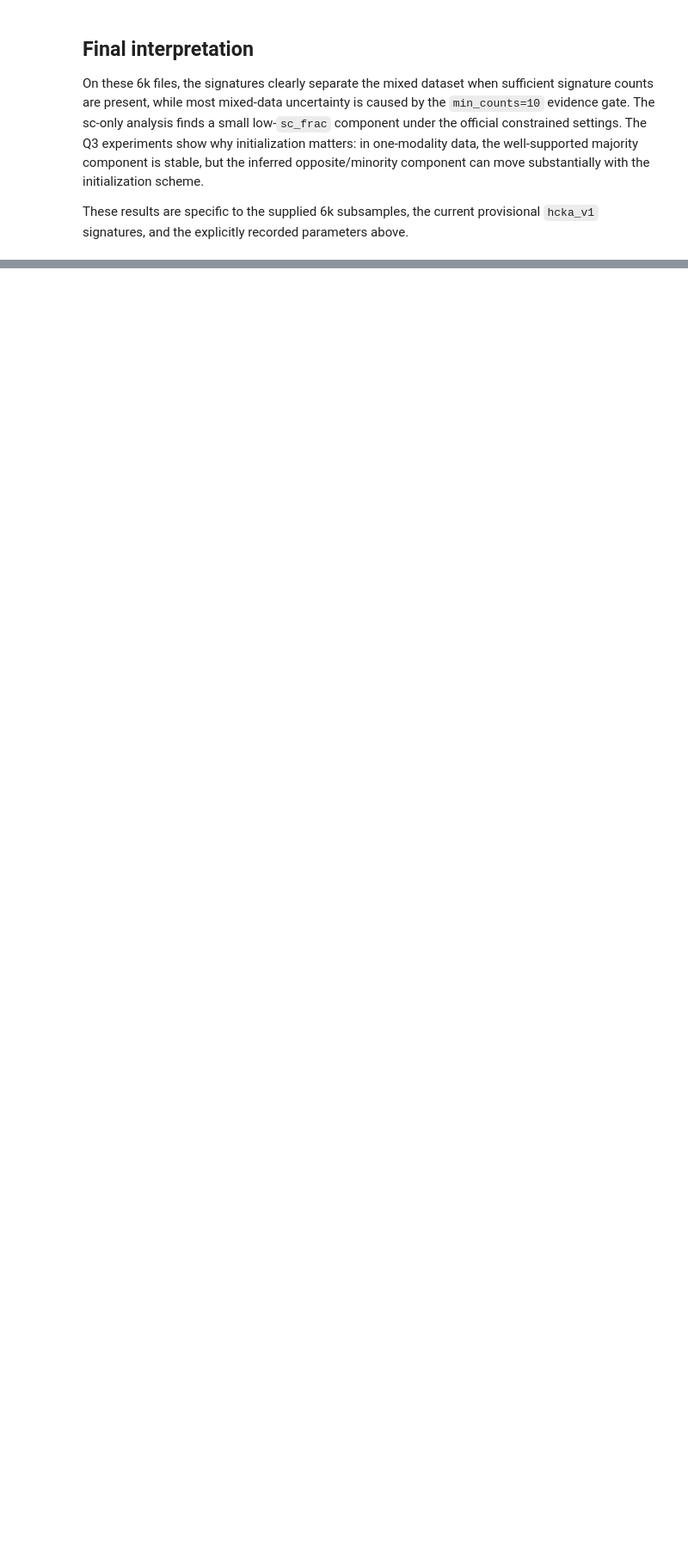
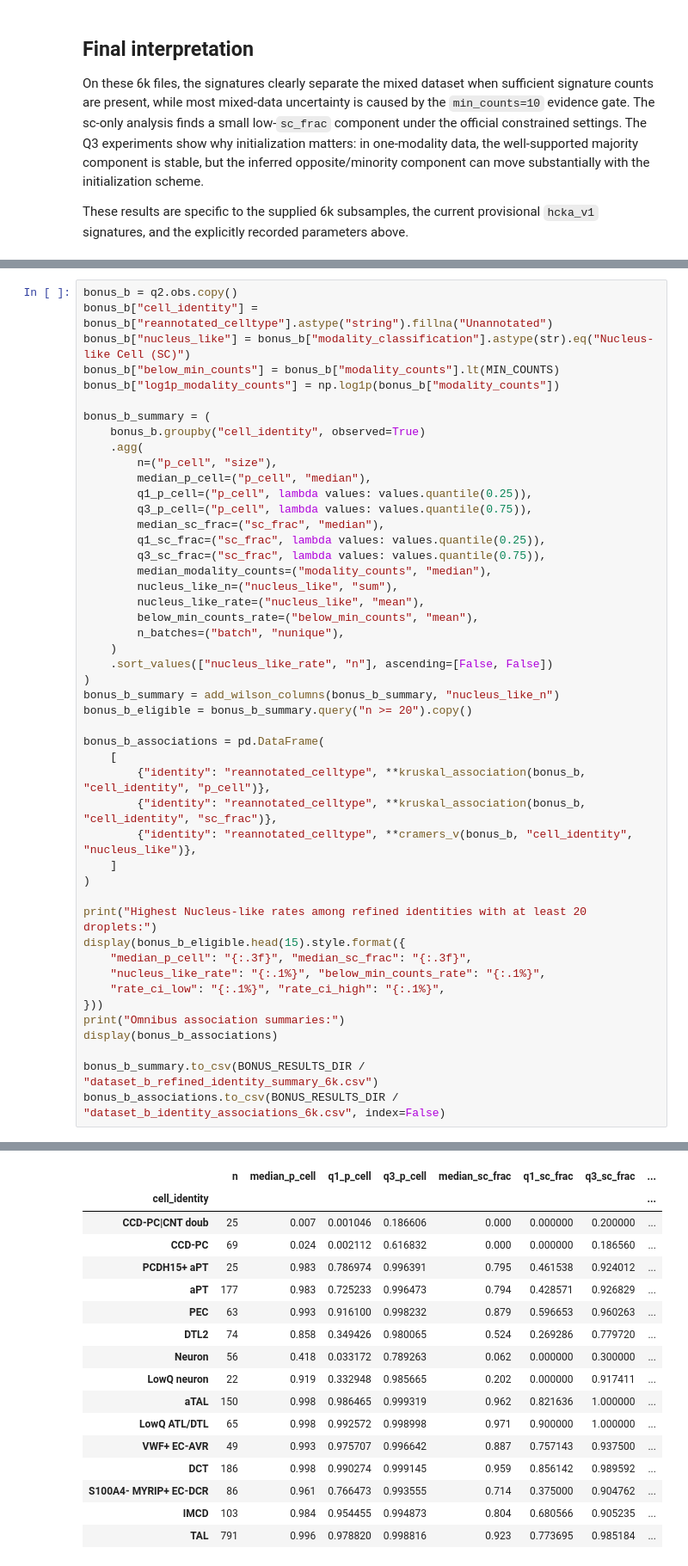
Before and after one commit to UnknownCreature0086/CellorNuc, a Jupyter notebook: notebook/CellorNuc_quiz_6k.ipynb, the cells around one changed output, grey strips where cells are left out. Shown at 86% size. Drawn from its saved outputs; the diff is of its cells as text; blank space fills up the shorter version.

```diff
--- a/notebook/CellorNuc_quiz_6k.ipynb
+++ b/notebook/CellorNuc_quiz_6k.ipynb
@@ -807,0 +913,48 @@ These results are specific to the supplied 6k subsamples, the current provisiona
+# %%
+bonus_b = q2.obs.copy()
+bonus_b["cell_identity"] = bonus_b["reannotated_celltype"].astype("string").fillna("Unannotated")
+bonus_b["nucleus_like"] = bonus_b["modality_classification"].astype(str).eq("Nucleus-like Cell (SC)")
+bonus_b["below_min_counts"] = bonus_b["modality_counts"].lt(MIN_COUNTS)
+bonus_b["log1p_modality_counts"] = np.log1p(bonus_b["modality_counts"])
+
+bonus_b_summary = (
+    bonus_b.groupby("cell_identity", observed=True)
+    .agg(
+        n=("p_cell", "size"),
+        median_p_cell=("p_cell", "median"),
+        q1_p_cell=("p_cell", lambda values: values.quantile(0.25)),
+        q3_p_cell=("p_cell", lambda values: values.quantile(0.75)),
+        median_sc_frac=("sc_frac", "median"),
+        q1_sc_frac=("sc_frac", lambda values: values.quantile(0.25)),
+        q3_sc_frac=("sc_frac", lambda values: values.quantile(0.75)),
+        median_modality_counts=("modality_counts", "median"),
+        nucleus_like_n=("nucleus_like", "sum"),
+        nucleus_like_rate=("nucleus_like", "mean"),
+        below_min_counts_rate=("below_min_counts", "mean"),
+        n_batches=("batch", "nunique"),
+    )
+    .sort_values(["nucleus_like_rate", "n"], ascending=[False, False])
+)
+bonus_b_summary = add_wilson_columns(bonus_b_summary, "nucleus_like_n")
+bonus_b_eligible = bonus_b_summary.query("n >= 20").copy()
+
+bonus_b_associations = pd.DataFrame(
+    [
+        {"identity": "reannotated_celltype", **kruskal_association(bonus_b, "cell_identity", "p_cell")},
+        {"identity": "reannotated_celltype", **kruskal_association(bonus_b, "cell_identity", "sc_frac")},
+        {"identity": "reannotated_celltype", **cramers_v(bonus_b, "cell_identity", "nucleus_like")},
+    ]
+)
+
+print("Highest Nucleus-like rates among refined identities with at least 20 droplets:")
+display(bonus_b_eligible.head(15).style.format({
+    "median_p_cell": "{:.3f}", "median_sc_frac": "{:.3f}",
+    "nucleus_like_rate": "{:.1%}", "below_min_counts_rate": "{:.1%}",
+    "rate_ci_low": "{:.1%}", "rate_ci_high": "{:.1%}",
+}))
+print("Omnibus association summaries:")
+display(bonus_b_associations)
+
+bonus_b_summary.to_csv(BONUS_RESULTS_DIR / "dataset_b_refined_identity_summary_6k.csv")
+bonus_b_associations.to_csv(BONUS_RESULTS_DIR / "dataset_b_identity_associations_6k.csv", index=False)
+# %% [output]
@@ -807,0 +962,17 @@ These results are specific to the supplied 6k subsamples, the current provisiona
+|  | n | median_p_cell | q1_p_cell | q3_p_cell | median_sc_frac | q1_sc_frac | q3_sc_frac | ... |
+| cell_identity |  |  |  |  |  |  |  | ... |
+| CCD-PC|CNT doub | 25 | 0.007 | 0.001046 | 0.186606 | 0.000 | 0.000000 | 0.200000 | ... |
+| CCD-PC | 69 | 0.024 | 0.002112 | 0.616832 | 0.000 | 0.000000 | 0.186560 | ... |
+| PCDH15+ aPT | 25 | 0.983 | 0.786974 | 0.996391 | 0.795 | 0.461538 | 0.924012 | ... |
+| aPT | 177 | 0.983 | 0.725233 | 0.996473 | 0.794 | 0.428571 | 0.926829 | ... |
+| PEC | 63 | 0.993 | 0.916100 | 0.998232 | 0.879 | 0.596653 | 0.960263 | ... |
+| DTL2 | 74 | 0.858 | 0.349426 | 0.980065 | 0.524 | 0.269286 | 0.779720 | ... |
+| Neuron | 56 | 0.418 | 0.033172 | 0.789263 | 0.062 | 0.000000 | 0.300000 | ... |
+| LowQ neuron | 22 | 0.919 | 0.332948 | 0.985665 | 0.202 | 0.000000 | 0.917411 | ... |
+| aTAL | 150 | 0.998 | 0.986465 | 0.999319 | 0.962 | 0.821636 | 1.000000 | ... |
+| LowQ ATL/DTL | 65 | 0.998 | 0.992572 | 0.998998 | 0.971 | 0.900000 | 1.000000 | ... |
+| VWF+ EC-AVR | 49 | 0.993 | 0.975707 | 0.996642 | 0.887 | 0.757143 | 0.937500 | ... |
+| DCT | 186 | 0.998 | 0.990274 | 0.999145 | 0.959 | 0.856142 | 0.989592 | ... |
+| S100A4- MYRIP+ EC-DCR | 86 | 0.961 | 0.766473 | 0.993555 | 0.714 | 0.375000 | 0.904762 | ... |
+| IMCD | 103 | 0.984 | 0.954455 | 0.994873 | 0.804 | 0.680566 | 0.905235 | ... |
+| TAL | 791 | 0.996 | 0.978820 | 0.998816 | 0.923 | 0.773695 | 0.985184 | ... |
```
Also changed, not shown: parts of 15 cells of this notebook.
